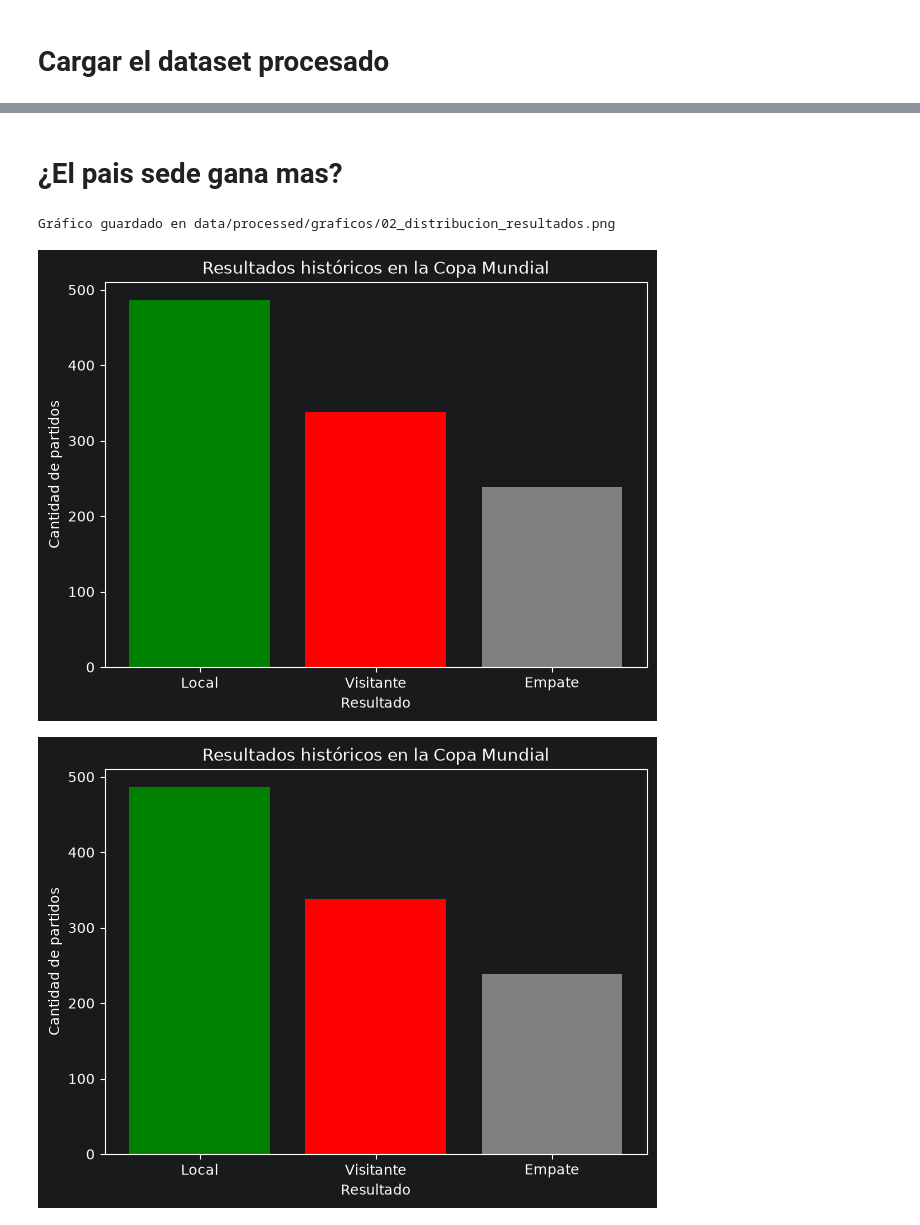
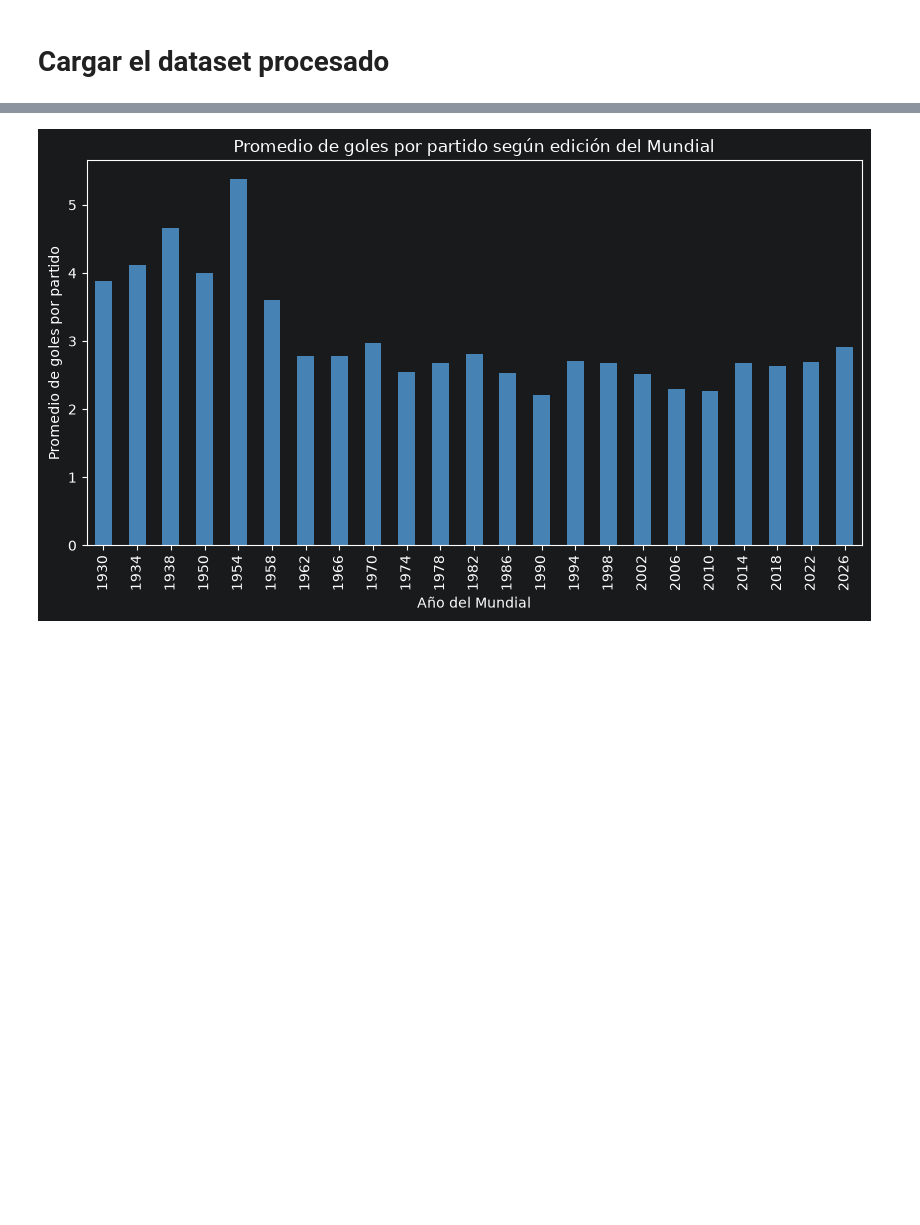
Before and after one commit to jeff0910968/Proyecto2, a Jupyter notebook: notebooks/Visualizacion.ipynb, the cells around one changed output, grey strips where cells are left out. Drawn from its saved outputs; the diff is of its cells as text; code cells hidden in the pictures; blank space fills up the shorter version.

```diff
--- a/notebooks/Visualizacion.ipynb
+++ b/notebooks/Visualizacion.ipynb
@@ -53,8 +26,4 @@ Gráfico guardado en data/processed/graficos/01_goles_promedio_por_edicion.png
-# %% [markdown]
-# ¿El pais sede gana mas?
-# %%
-visual.ventaja_local_barras()
-# %% [output]
-Gráfico guardado en data/processed/graficos/02_distribucion_resultados.png
-[figure, removed]
-[figure, removed]
+# %%
+visualizador.goles_por_edicion(eda.goles_promedio_por_edicion())
+# %% [output]
+[figure, added]
```
Also changed, not shown: parts of 19 cells of this notebook.
